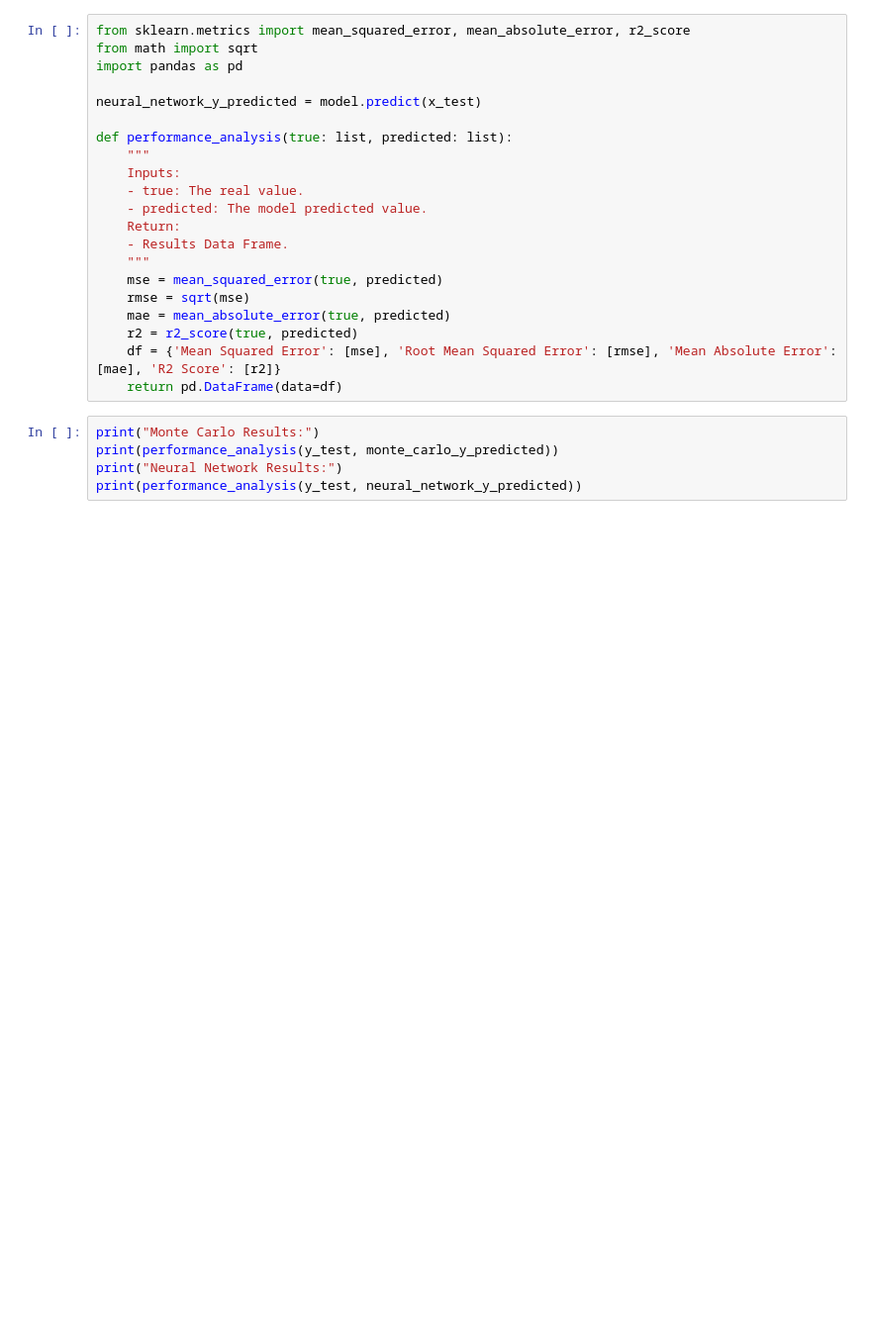
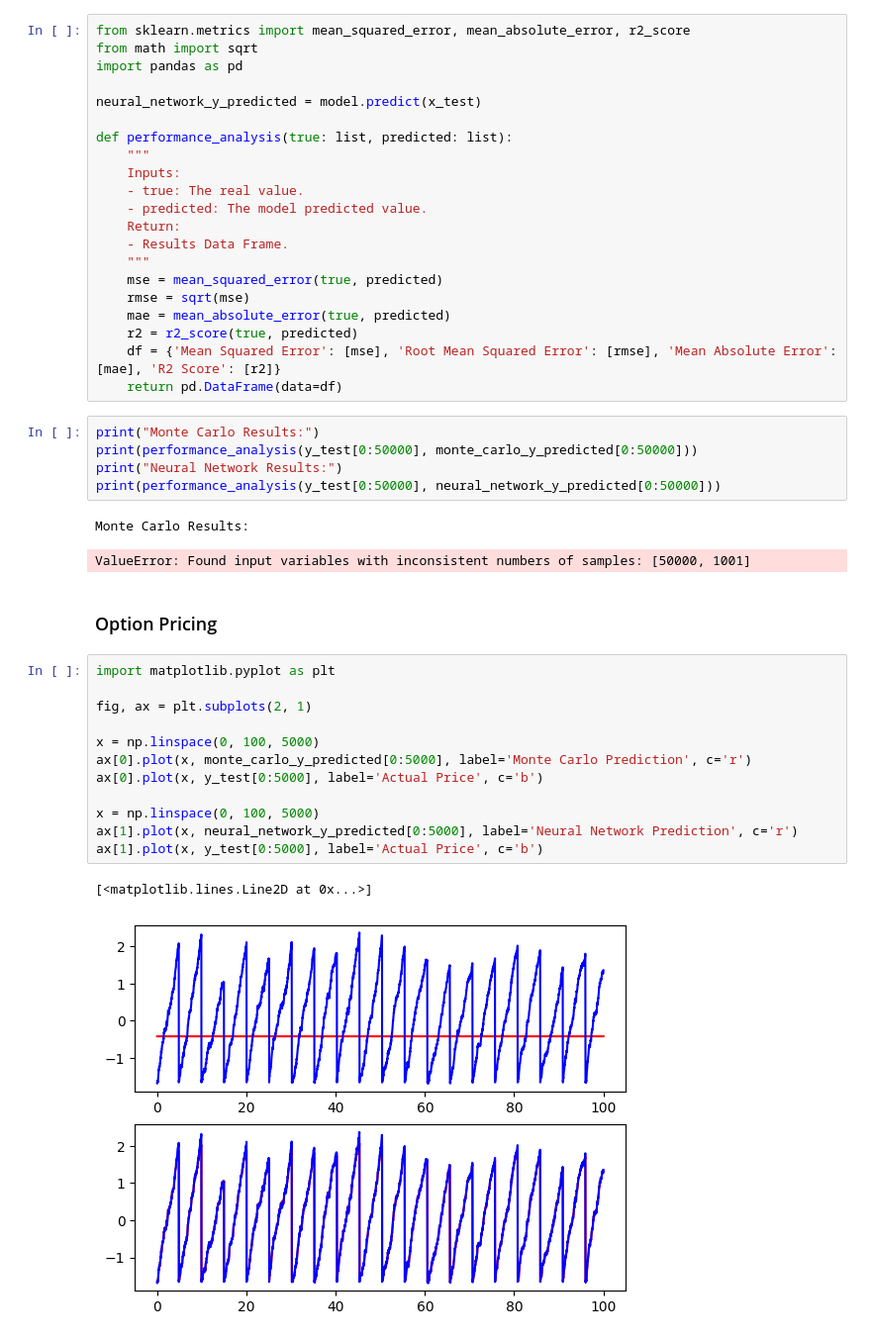
Before and after one commit to harvey-allen/option-pricing-and-stochastic-volatility, a Jupyter notebook: heston_neural_network.ipynb, the cells around one changed output. Shown at 99% size. Cells and saved outputs as stored; diff of their text form; blank space fills up the shorter version.

Commit message:
Sensitivity Analysis

```diff
--- a/heston_neural_network.ipynb
+++ b/heston_neural_network.ipynb
@@ -209,6 +232,26 @@ def performance_analysis(true: list, predicted: list):
     return pd.DataFrame(data=df)
 # %%
 print("Monte Carlo Results:")
-print(performance_analysis(y_test, monte_carlo_y_predicted))
+print(performance_analysis(y_test[0:50000], monte_carlo_y_predicted[0:50000]))
 print("Neural Network Results:")
-print(performance_analysis(y_test, neural_network_y_predicted))
+print(performance_analysis(y_test[0:50000], neural_network_y_predicted[0:50000]))
+# %% [output]
+Monte Carlo Results:
+ValueError: Found input variables with inconsistent numbers of samples: [50000, 1001]
+# %% [markdown]
+### Option Pricing
+# %%
+import matplotlib.pyplot as plt
+
+fig, ax = plt.subplots(2, 1)
+
+x = np.linspace(0, 100, 5000)
+ax[0].plot(x, monte_carlo_y_predicted[0:5000], label='Monte Carlo Prediction', c='r')
+ax[0].plot(x, y_test[0:5000], label='Actual Price', c='b')
+
+x = np.linspace(0, 100, 5000)
+ax[1].plot(x, neural_network_y_predicted[0:5000], label='Neural Network Prediction', c='r')
+ax[1].plot(x, y_test[0:5000], label='Actual Price', c='b')
+# %% [output]
+[<matplotlib.lines.Line2D at 0x...>]
+[figure, added]
```
Also changed, not shown: parts of 23 cells of this notebook.
